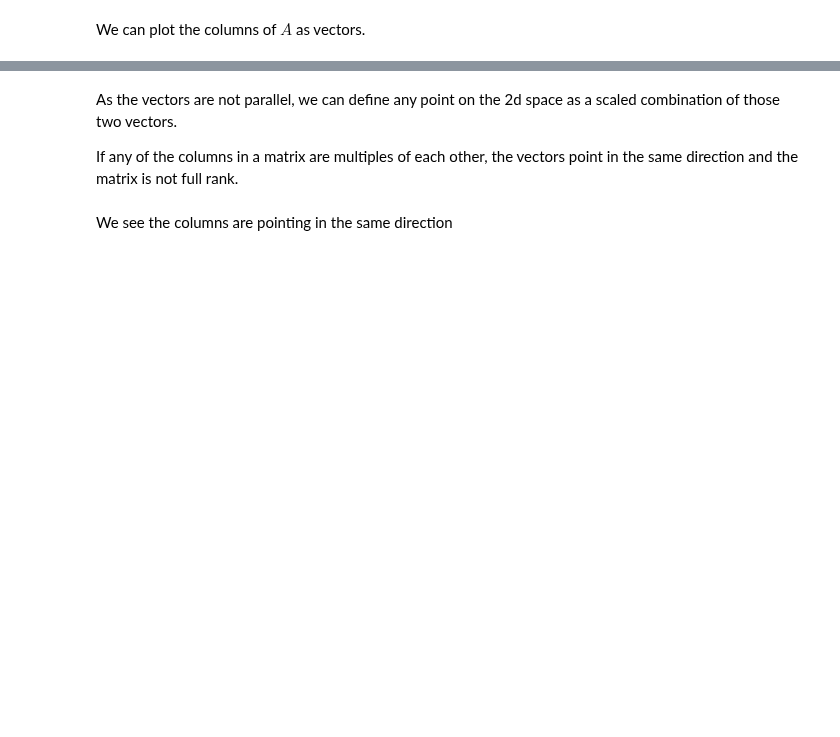
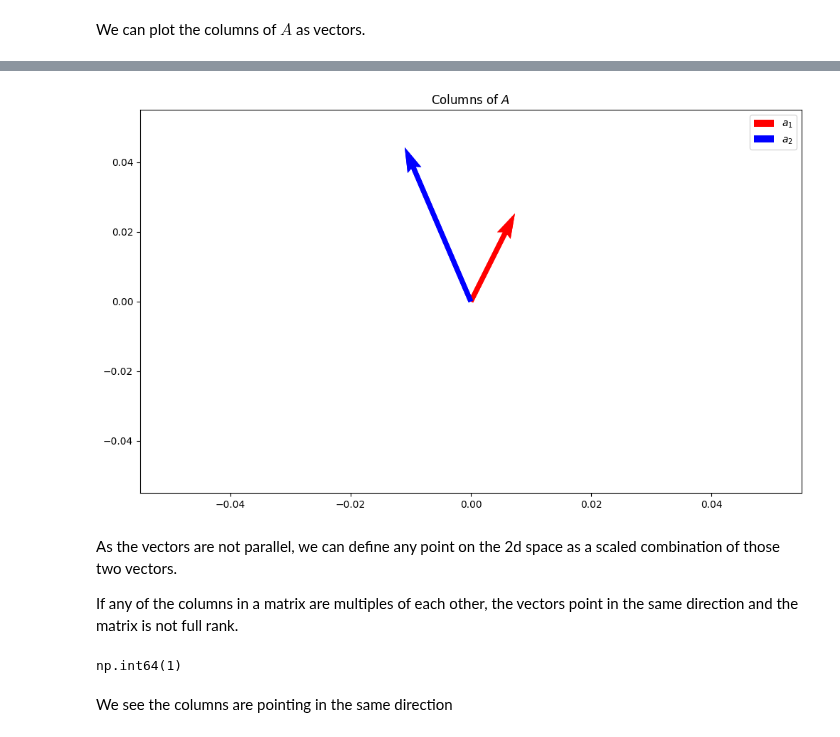
Before and after one commit to htetaunglynn94/coursera, a Jupyter notebook: ibm_ml_series/unsupervised_ml_clustering/module_4/matrix_review.ipynb, the cells around one changed output, grey strips where cells are left out. Saved outputs shown, nothing was run; the diff lists cells and outputs as text; code cells hidden in the pictures; blank space fills up the shorter version.

```diff
--- a/ibm_ml_series/unsupervised_ml_clustering/module_4/matrix_review.ipynb
+++ b/ibm_ml_series/unsupervised_ml_clustering/module_4/matrix_review.ipynb
@@ -125,6 +137,5 @@ Numpy treats matrix objects as numpy arrays, so we will use Numpy to create matr
 # %% [markdown]
 **NOTE**: We use the function `Matrix` to print out the Matrix , each column of matrix has two columns: Matrix $\mathbf{A}=[\mathbf{a}*{1},\mathbf{a}*{2}]$
 # %%
-A=np.array([[2,-3],[4,7]])
-
+A = plt.array([[2,-3], [4,7]])
 Matrix(A)
@@ -150,18 +191,22 @@ We can plot the columns of $A$ as vectors.
 # %%
-fig, ax = plt.subplots(figsize = (12, 7))
+fig, ax = plt.subplots(figsize=(12,7))
 
-ax.quiver([0, 0],[0, 0],A[0,0], A[1,0],scale=30,label="$a_{1}$")
-ax.quiver([0, 0],[0, 0],A[0,1], A[1,1],scale=30,label="$a_{2}$")
-plt.title("columns of $A$ ")
+ax.quiver([0,0], [0,0], A[0,0], A[1,0], color='r', scale=30, label="$a_{1}$")
+ax.quiver([0,0], [0,0], A[0,1], A[1,1], color='b', scale=30, label="$a_{2}$")
+plt.title("Columns of $A$")
 plt.legend()
 plt.show()
+# %% [output]
+[figure, added]
 # %% [markdown]
 As the vectors are not parallel, we can define any point on the 2d space as a scaled  combination of those two vectors.
 
 If any of the columns in a matrix  are multiples of each other, the vectors point in the same direction and the matrix is not full rank.
 # %%
-F=np.array([[2,4],[4,8]])
+F = plt.array([[2,4], [4,8]])
 matrix_rank(F)
+# %% [output]
+np.int64(1)
 # %% [markdown]
 We see the columns are pointing  in the same direction
 # %%
```
Also changed, not shown: parts of 100 cells of this notebook, 3 other files.
